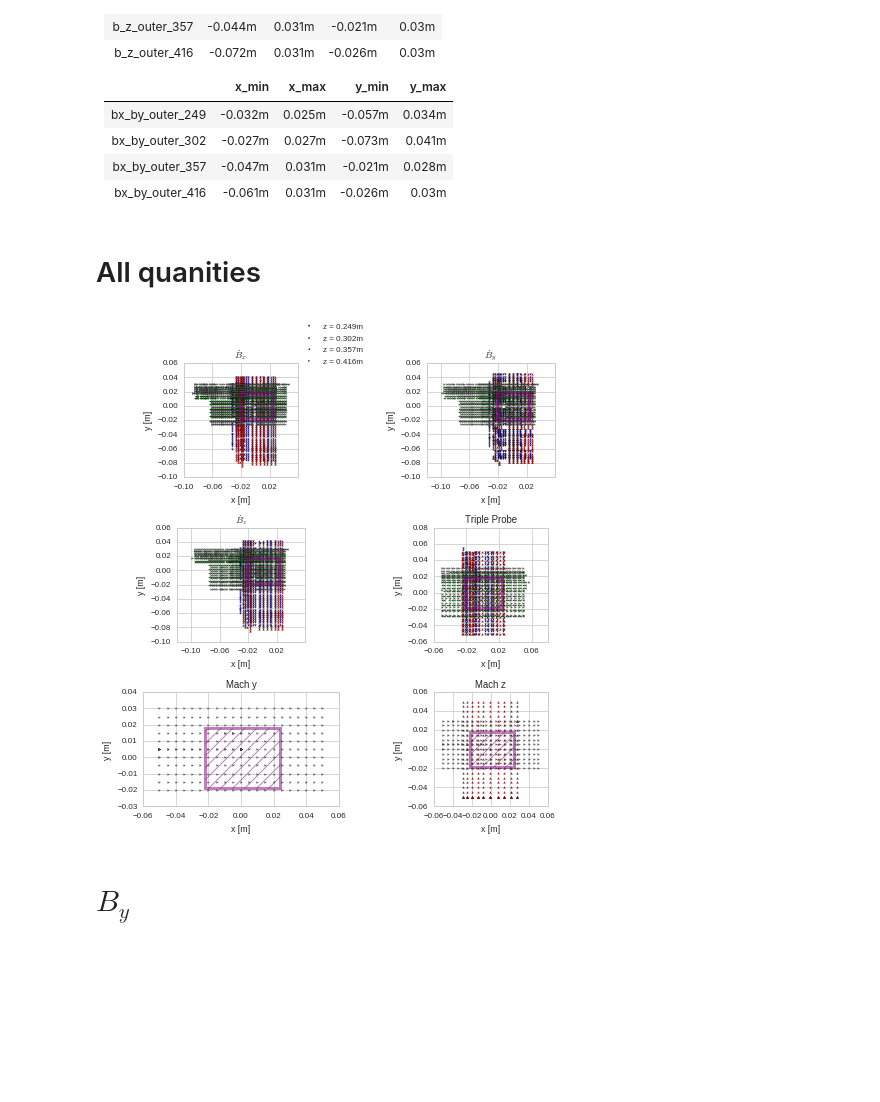
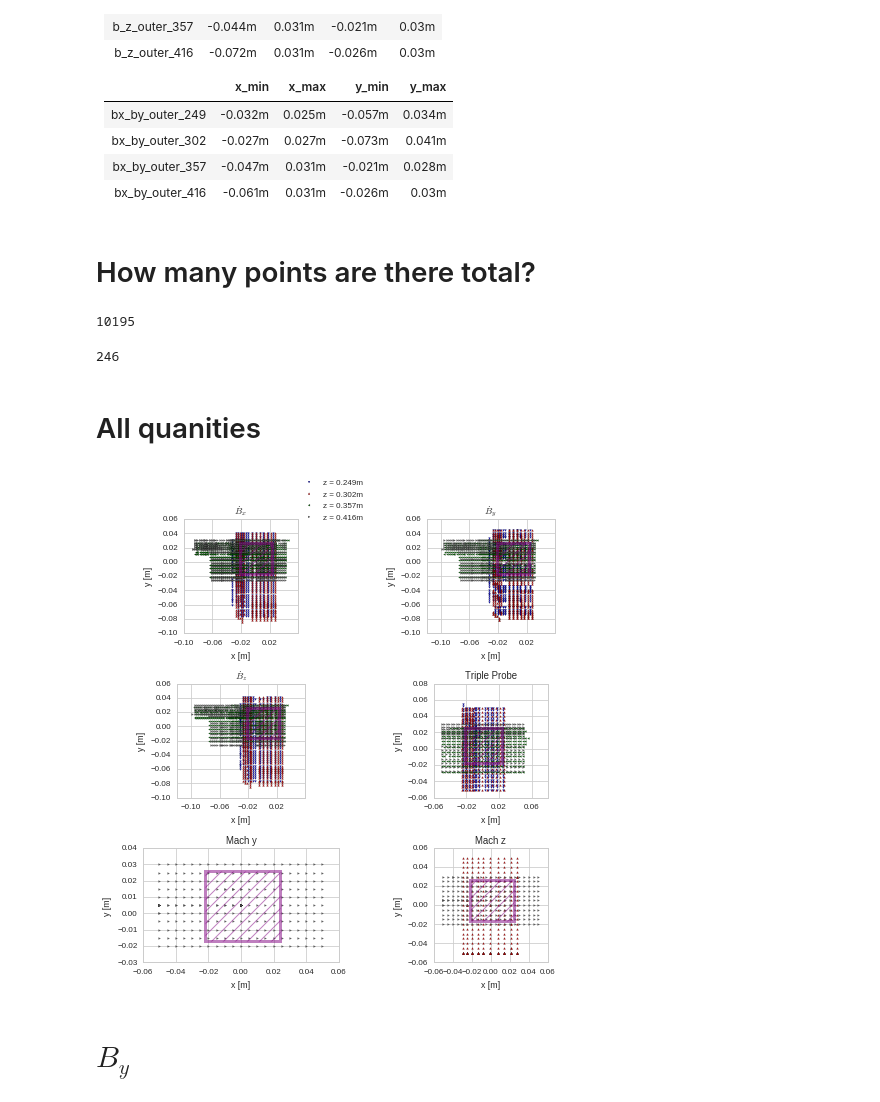
Before and after one commit to jensv/relative_canonical_helicity, a Jupyter notebook: write_to_vtk/plot_data_points.ipynb, the cells around one changed output. Drawn from its saved outputs; the diff is of its cells as text; code cells hidden in the pictures; blank space fills up the shorter version.

Commit message:
Increase joint measurement space.

```diff
--- a/write_to_vtk/plot_data_points.ipynb
+++ b/write_to_vtk/plot_data_points.ipynb
@@ -168,15 +168,42 @@ for shot in z_0302_shots:
 for shot in y_0416_shots:
     mach_y_z0416_x.append(shot['mach_x'])
     mach_y_z0416_y.append(shot['mach_y'])
+# %% [markdown]
+# How many points are there total?
+# %%
+(bx_measurements[0.249]['x_out'].size +
+ bx_measurements[0.302]['x_out'].size +
+ bx_measurements[0.357]['x_out'].size +
+ bx_measurements[0.416]['x_out'].size +
+ by_measurements[0.249]['x_out'].size +
+ by_measurements[0.302]['x_out'].size +
+ by_measurements[0.357]['x_out'].size +
+ by_measurements[0.416]['x_out'].size +
+ bz_measurements[0.249]['x_out'].size +
+ bz_measurements[0.302]['x_out'].size +
+ bz_measurements[0.357]['x_out'].size +
+ bz_measurements[0.416]['x_out'].size +
+ te_measurements[0.249]['x_out'].size +
+ te_measurements[0.302]['x_out'].size +
+ te_measurements[0.357]['x_out'].size +
+ te_measurements[0.416]['x_out'].size +
+ len(mach_z_z0416_x) +
+ len(mach_y_z0416_x))
+# %% [output]
+10195
+# %%
+len(mach_z_z0416_x)
+# %% [output]
+246
 # %% [markdown]
 # All quanities
 # %%
 fig, axes = plt.subplots(3, 2, figsize=(7.5, 7), dpi=600)
 size = 3
 
-joint_space = [patches.Rectangle((-0.022, -0.019),
+joint_space = [patches.Rectangle((-0.022, -0.017),
                                  0.024+0.022,
-                                 0.018+0.019,
+                                 0.026+0.017,
                                  fill=False,
                                  hatch='//',
                                  alpha=0.5,
@@ -321,34 +348,34 @@ axes[2, 0].add_patch(joint_space[4])
 axes[2, 0].set_title(r"Mach y")
 
 ### Mach_z
 ###
 axes[2, 1].scatter(mach_z_z0302_x,
                    mach_z_z0302_y,
                    c='r', marker='^', label='z = 0.302m plane', s=size)
 axes[2, 1].scatter(mach_z_z0416_x,
                    mach_z_z0416_y,
                    c='grey', marker='>', label='z = 0.416m plane', s=size)
 axes[2, 1].set_xlabel('x [m]')
 axes[2, 1].set_ylabel('y [m]')
 #plt.legend()
 #plt.xticks(np.arange(-0.06, 0.08, 0.01))
 #plt.yticks(np.arange(-0.06, 0.08, 0.01))
 #axes = plt.gca()
 #minorLocator = MultipleLocator(0.002)
 #axes.xaxis.set_minor_locator(minorLocator)
 #axes.yaxis.set_minor_locator(minorLocator)
 #plt.grid(b=True, which='minor', color='grey', alpha=0.3)
 #plt.show()
 axes[2, 1].set_aspect('equal')
 axes[2, 1].add_patch(joint_space[5])
 axes[2, 1].set_title(r'Mach z')
 
 plt.tight_layout()
 
 fig.savefig('measurement_space.png', dpi=600,
             bbox_extra_artists=(lgd,), bbox_inches='tight')
 # %% [output]
-[figure, old version]
+[figure, new version]
 # %% [markdown]
 # $B_y$
 # %%
```
Also changed, not shown: parts of 1 cell of this notebook.
